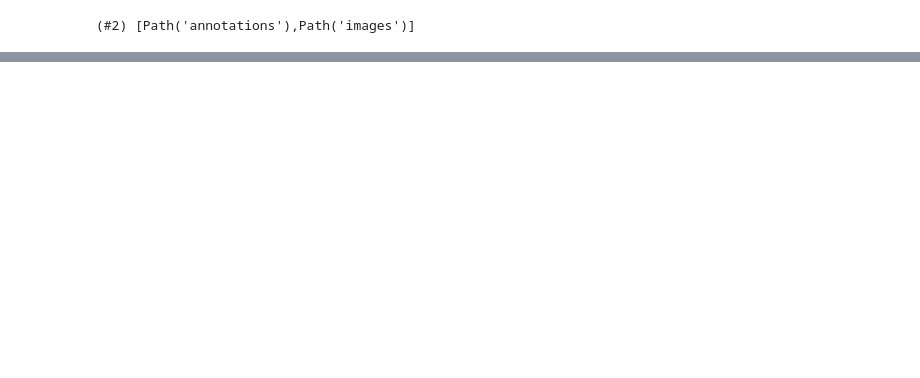
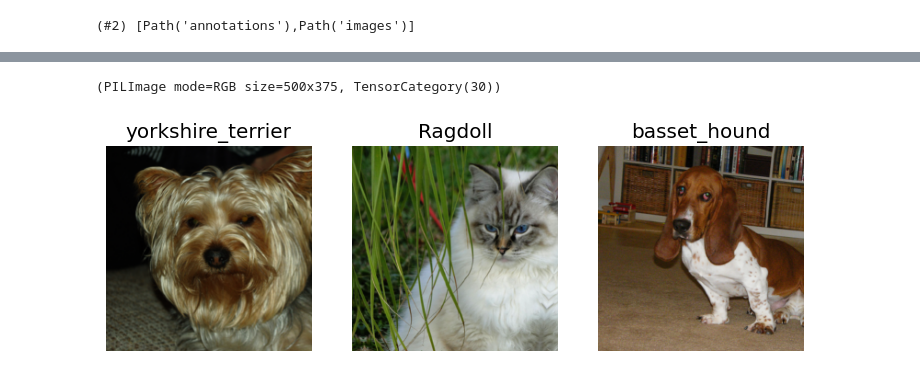
Before and after one commit to rainfd/fastbook, a Jupyter notebook: 05_pra.ipynb, the cells around one changed output, grey strips where cells are left out. Cells and saved outputs as stored; diff of their text form; code cells hidden in the pictures; blank space fills up the shorter version.

```diff
--- a/05_pra.ipynb
+++ b/05_pra.ipynb
@@ -32,2 +52,10 @@ pets = DataBlock(
 # %%
 dls = pets.dataloaders(path/'images')
+# %%
+dls.train_ds[0]
+# %% [output]
+(PILImage mode=RGB size=500x375, TensorCategory(30))
+# %%
+dls.show_batch(nrows=1, ncols=3)
+# %% [output]
+[figure, added]
```
Also changed, not shown: parts of 16 cells of this notebook.
